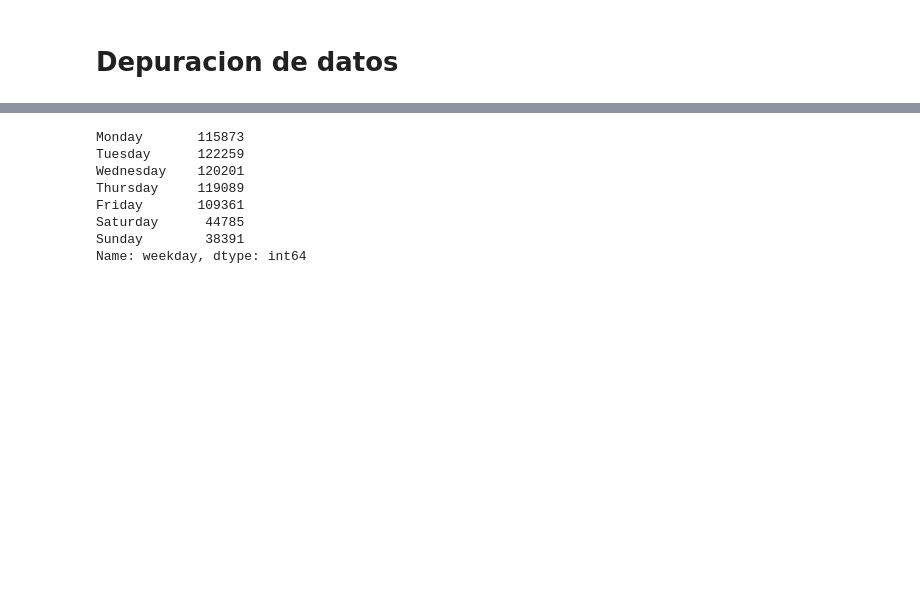
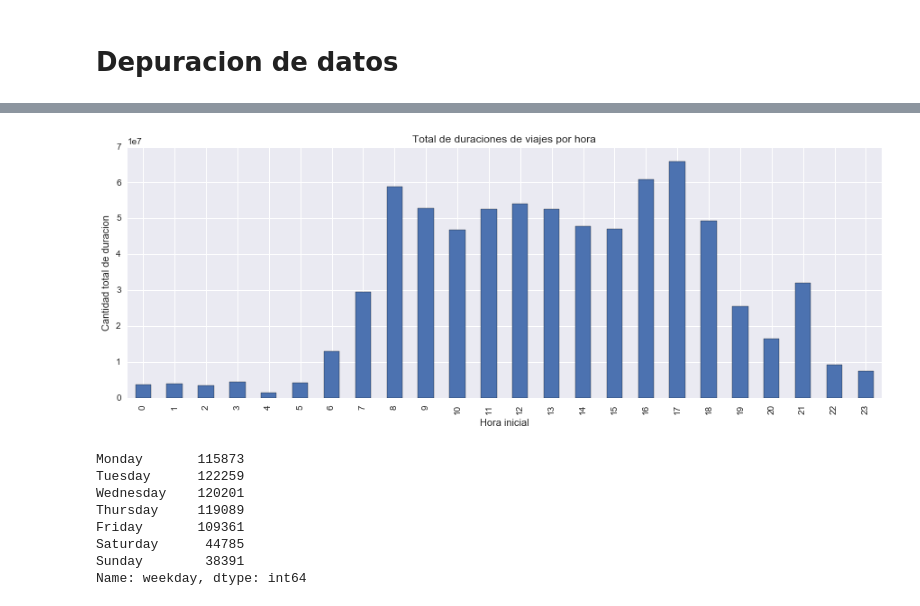
Before and after one commit to AlexVilla92/TP-Datos-2017, a Jupyter notebook: TP1 Exploracion De Datos Notebook Final.ipynb, the cells around one changed output, grey strips where cells are left out. Cells and saved outputs as stored; diff of their text form; code cells hidden in the pictures; blank space fills up the shorter version.

```diff
--- a/TP1 Exploracion De Datos Notebook Final.ipynb
+++ b/TP1 Exploracion De Datos Notebook Final.ipynb
@@ -54,3 +69,11 @@ plt.ylabel('Cantidad bicicletas alquiladas');
+# %%
+plt.figure()
+plt.title('Total de duraciones de viajes por hora')
+trips.loc[:,['duration','hour_start']].groupby('hour_start')['duration'].sum().sort_index().plot(kind='bar',figsize=(15,5))
+plt.xlabel('Hora inicial')
+plt.ylabel('Cantidad total de duracion');
+# %% [output]
+[figure, added]
 # %%
 # Cantidad de viajes segun dia, ordenados por dia de la semana
 diasDeSemana = trips['weekday'].value_counts()
```
Also changed, not shown: parts of 44 cells of this notebook.
